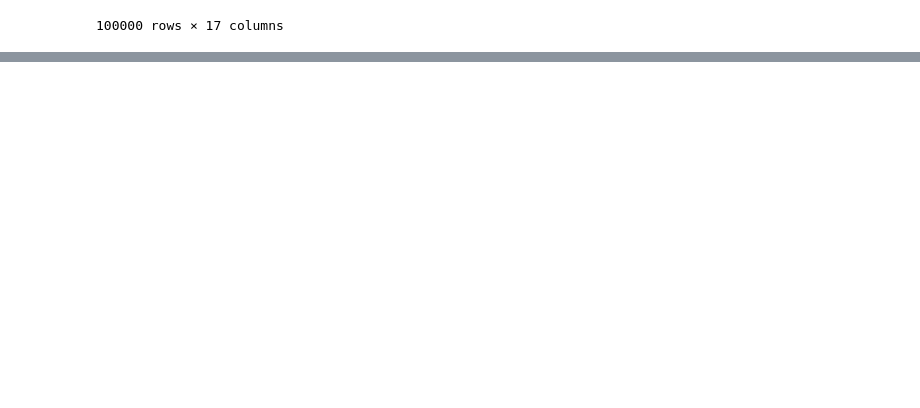
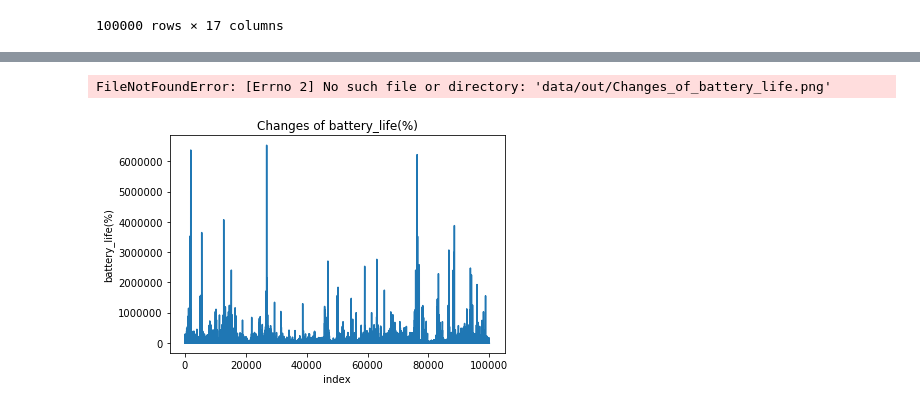
Before and after one commit to jonxsong/DSC180A-Capstone, a Jupyter notebook: notebooks/FINAL_NOTEBOOK.ipynb, the cells around one changed output, grey strips where cells are left out. Cells and saved outputs as stored; diff of their text form; code cells hidden in the pictures; blank space fills up the shorter version.

```diff
--- a/notebooks/FINAL_NOTEBOOK.ipynb
+++ b/notebooks/FINAL_NOTEBOOK.ipynb
@@ -305,0 +348,5 @@ new_acdc_data
+# %%
+plot_battery_life(new_acdc_data, "duration")
+# %% [output]
+FileNotFoundError: [Errno 2] No such file or directory: 'data/out/Changes_of_battery_life.png'
+[figure, added]
```
Also changed, not shown: parts of 5 cells of this notebook.
